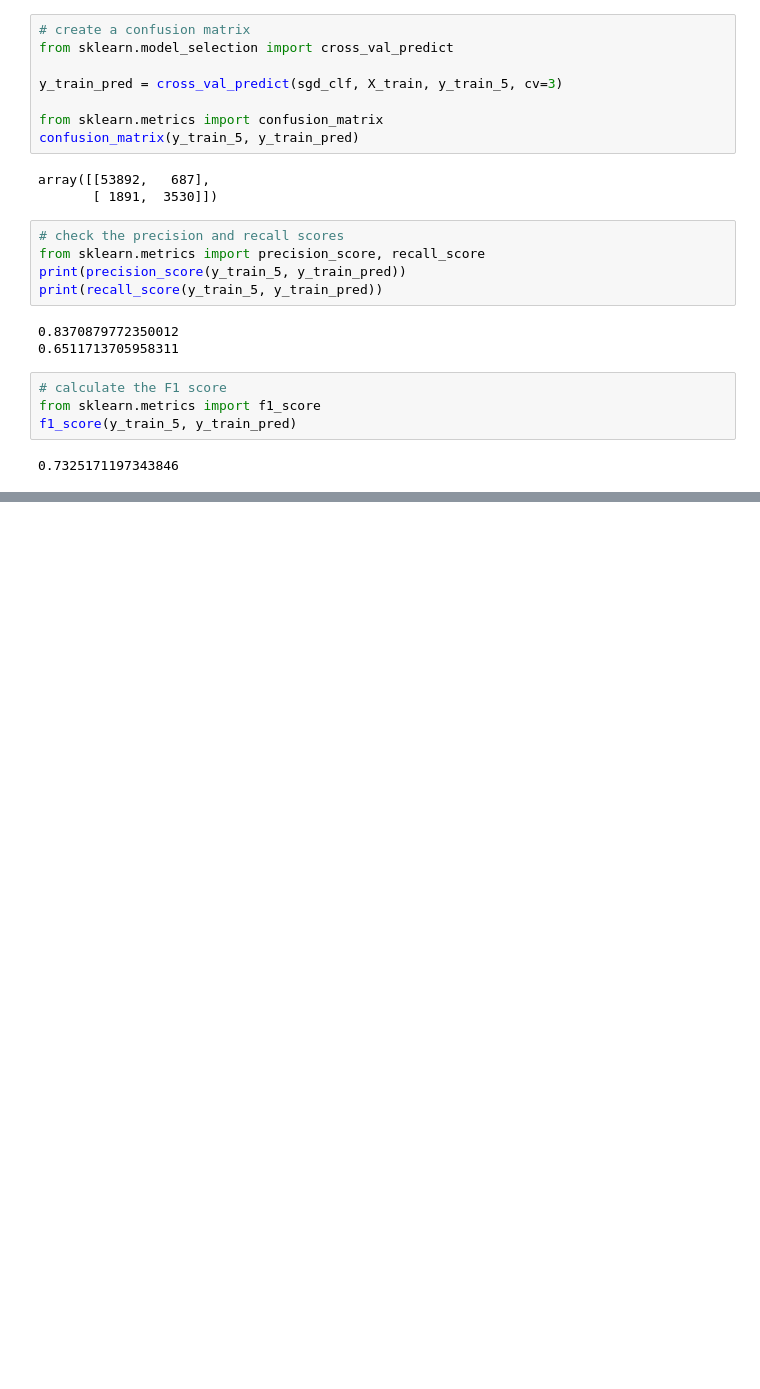
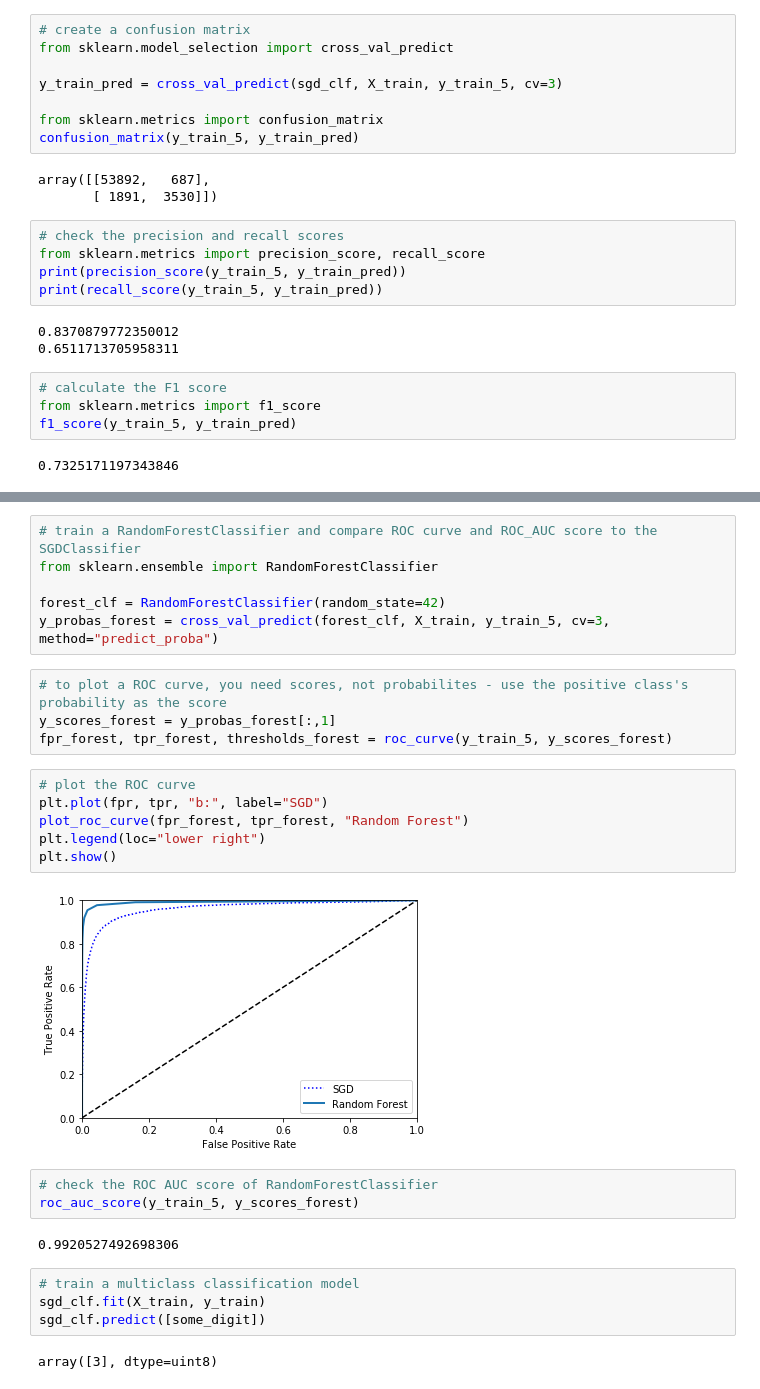
Before and after one commit to matiullah23/MNIST-classification, a Jupyter notebook: MNIST.ipynb, the cells around one changed output, grey strips where cells are left out. Saved outputs shown, nothing was run; the diff lists cells and outputs as text; blank space fills up the shorter version.

```diff
--- a/MNIST.ipynb
+++ b/MNIST.ipynb
@@ -94,0 +158,29 @@ f1_score(y_train_5, y_train_pred)
+# %%
+# train a RandomForestClassifier and compare ROC curve and ROC_AUC score to the SGDClassifier
+from sklearn.ensemble import RandomForestClassifier
+
+forest_clf = RandomForestClassifier(random_state=42)
+y_probas_forest = cross_val_predict(forest_clf, X_train, y_train_5, cv=3, method="predict_proba")
+# %%
+# to plot a ROC curve, you need scores, not probabilites - use the positive class's probability as the score
+y_scores_forest = y_probas_forest[:,1]
+fpr_forest, tpr_forest, thresholds_forest = roc_curve(y_train_5, y_scores_forest)
+# %%
+# plot the ROC curve
+plt.plot(fpr, tpr, "b:", label="SGD")
+plot_roc_curve(fpr_forest, tpr_forest, "Random Forest")
+plt.legend(loc="lower right")
+plt.show()
+# %% [output]
+[figure, added]
+# %%
+# check the ROC AUC score of RandomForestClassifier
+roc_auc_score(y_train_5, y_scores_forest)
+# %% [output]
+0.9920527492698306
+# %%
+# train a multiclass classification model
+sgd_clf.fit(X_train, y_train)
+sgd_clf.predict([some_digit])
+# %% [output]
+array([3], dtype=uint8)
```
Also changed, not shown: parts of 18 cells of this notebook, 1 other file.
